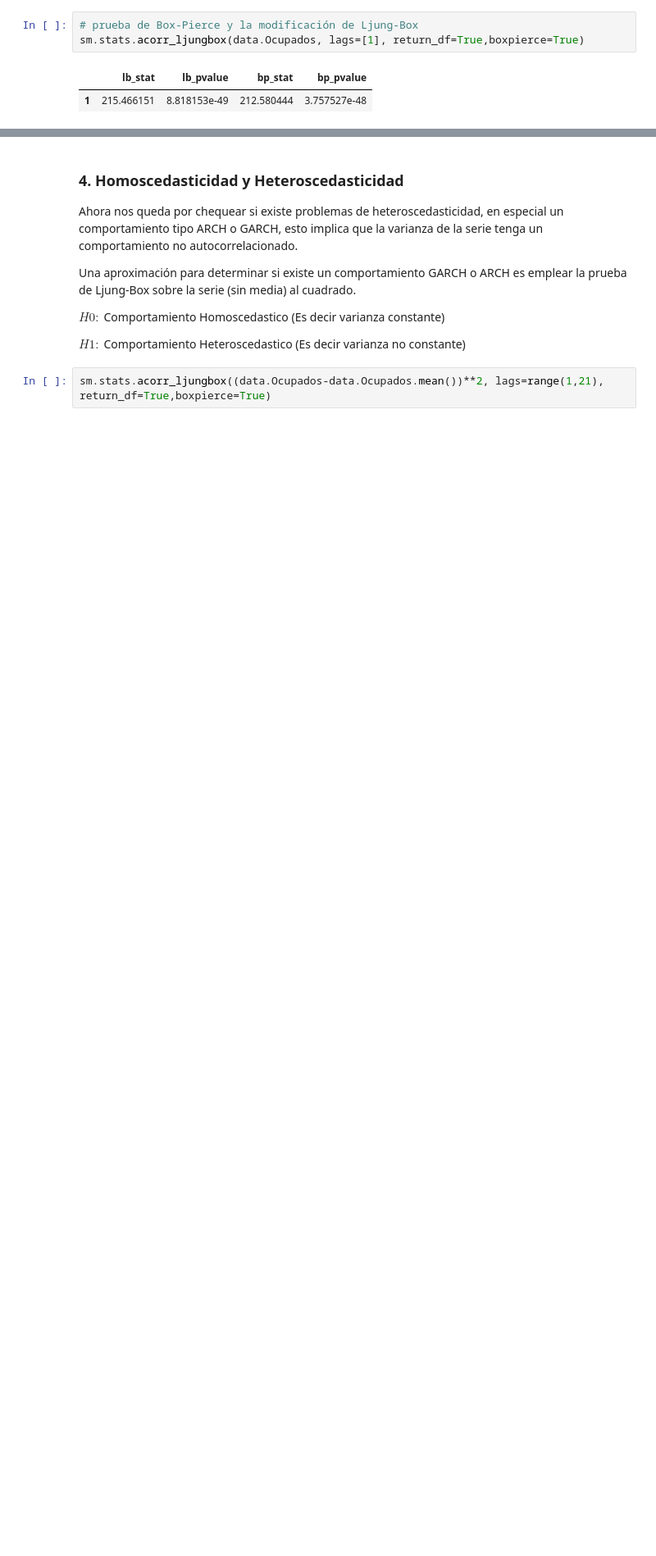
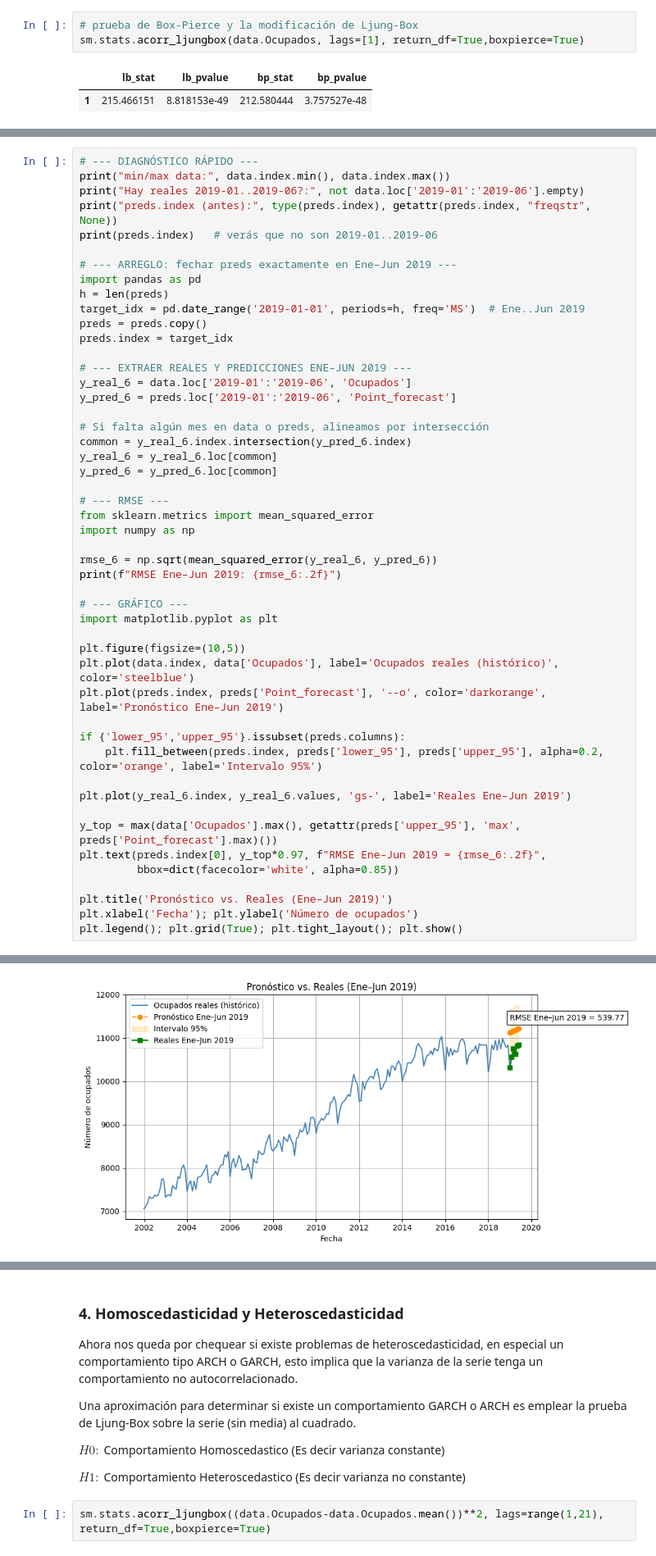
Before and after one commit to JulianEspinosaUrresti/ProyectoI-MIAA-2025, a Jupyter notebook: Taller_2_AAIII.ipynb, the cells around one changed output, grey strips where cells are left out. Shown: that part at 82% size. Saved outputs shown, nothing was run; the diff lists cells and outputs as text; blank space fills up the shorter version.

```diff
--- a/Taller_2_AAIII.ipynb
+++ b/Taller_2_AAIII.ipynb
@@ -93,0 +216,50 @@ Resul_lb_bp
+# %%
+# --- DIAGNÓSTICO RÁPIDO ---
+print("min/max data:", data.index.min(), data.index.max())
+print("Hay reales 2019-01..2019-06?:", not data.loc['2019-01':'2019-06'].empty)
+print("preds.index (antes):", type(preds.index), getattr(preds.index, "freqstr", None))
+print(preds.index)   # verás que no son 2019-01..2019-06
+
+# --- ARREGLO: fechar preds exactamente en Ene–Jun 2019 ---
+import pandas as pd
+h = len(preds)
+target_idx = pd.date_range('2019-01-01', periods=h, freq='MS')  # Ene..Jun 2019
+preds = preds.copy()
+preds.index = target_idx
+
+# --- EXTRAER REALES Y PREDICCIONES ENE–JUN 2019 ---
+y_real_6 = data.loc['2019-01':'2019-06', 'Ocupados']
+y_pred_6 = preds.loc['2019-01':'2019-06', 'Point_forecast']
+
+# Si falta algún mes en data o preds, alineamos por intersección
+common = y_real_6.index.intersection(y_pred_6.index)
+y_real_6 = y_real_6.loc[common]
+y_pred_6 = y_pred_6.loc[common]
+
+# --- RMSE ---
+from sklearn.metrics import mean_squared_error
+import numpy as np
+
+rmse_6 = np.sqrt(mean_squared_error(y_real_6, y_pred_6))
+print(f"RMSE Ene–Jun 2019: {rmse_6:.2f}")
+
+# --- GRÁFICO ---
+import matplotlib.pyplot as plt
+
+plt.figure(figsize=(10,5))
+plt.plot(data.index, data['Ocupados'], label='Ocupados reales (histórico)', color='steelblue')
+plt.plot(preds.index, preds['Point_forecast'], '--o', color='darkorange', label='Pronóstico Ene–Jun 2019')
+
+if {'lower_95','upper_95'}.issubset(preds.columns):
+    plt.fill_between(preds.index, preds['lower_95'], preds['upper_95'], alpha=0.2, color='orange', label='Intervalo 95%')
+
+plt.plot(y_real_6.index, y_real_6.values, 'gs-', label='Reales Ene–Jun 2019')
+
+y_top = max(data['Ocupados'].max(), getattr(preds['upper_95'], 'max', preds['Point_forecast'].max)())
+plt.text(preds.index[0], y_top*0.97, f"RMSE Ene–Jun 2019 = {rmse_6:.2f}",
+         bbox=dict(facecolor='white', alpha=0.85))
+
+plt.title('Pronóstico vs. Reales (Ene–Jun 2019)')
+plt.xlabel('Fecha'); plt.ylabel('Número de ocupados')
+plt.legend(); plt.grid(True); plt.tight_layout(); plt.show()
+# %% [output]
@@ -93,0 +273 @@ Resul_lb_bp
+[figure, added]
```
Also changed, not shown: parts of 41 cells of this notebook.
